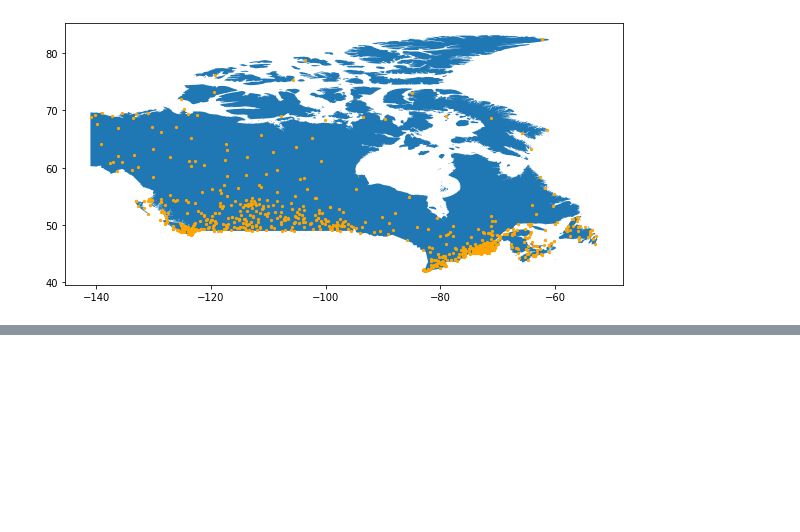
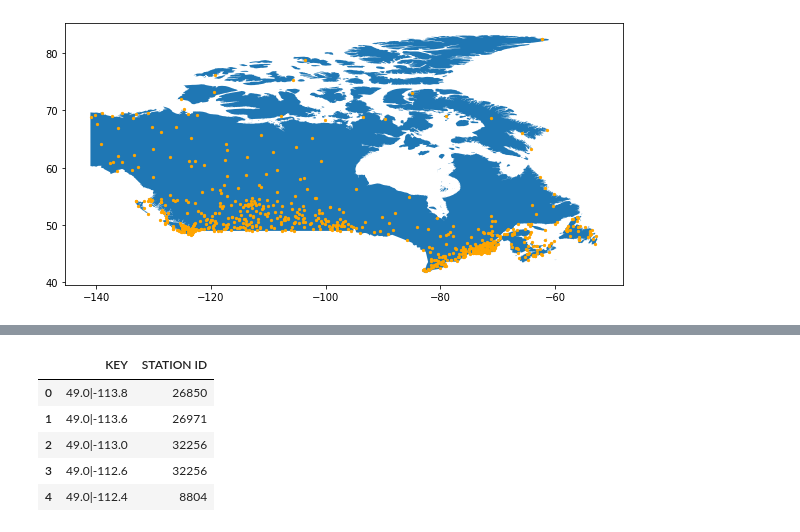
Before and after one commit to ivanzvonkov/forestcasting, a Jupyter notebook: Notebooks/weatherstations.ipynb, the cells around one changed output, grey strips where cells are left out. Saved outputs shown, nothing was run; the diff lists cells and outputs as text; code cells hidden in the pictures; blank space fills up the shorter version.

```diff
--- a/Notebooks/weatherstations.ipynb
+++ b/Notebooks/weatherstations.ipynb
@@ -101,0 +207,10 @@ st.to_csv('../Data/Weather/current_station_inventory.csv')
+# %%
+grid = grid[['KEY','STATION ID']]
+grid.head()
+# %% [output]
+|  | KEY | STATION ID |
+| 0 | 49.0|-113.8 | 26850 |
+| 1 | 49.0|-113.6 | 26971 |
+| 2 | 49.0|-113.0 | 32256 |
+| 3 | 49.0|-112.6 | 32256 |
+| 4 | 49.0|-112.4 | 8804 |
```
Also changed, not shown: parts of 11 cells of this notebook, 1 other file.
